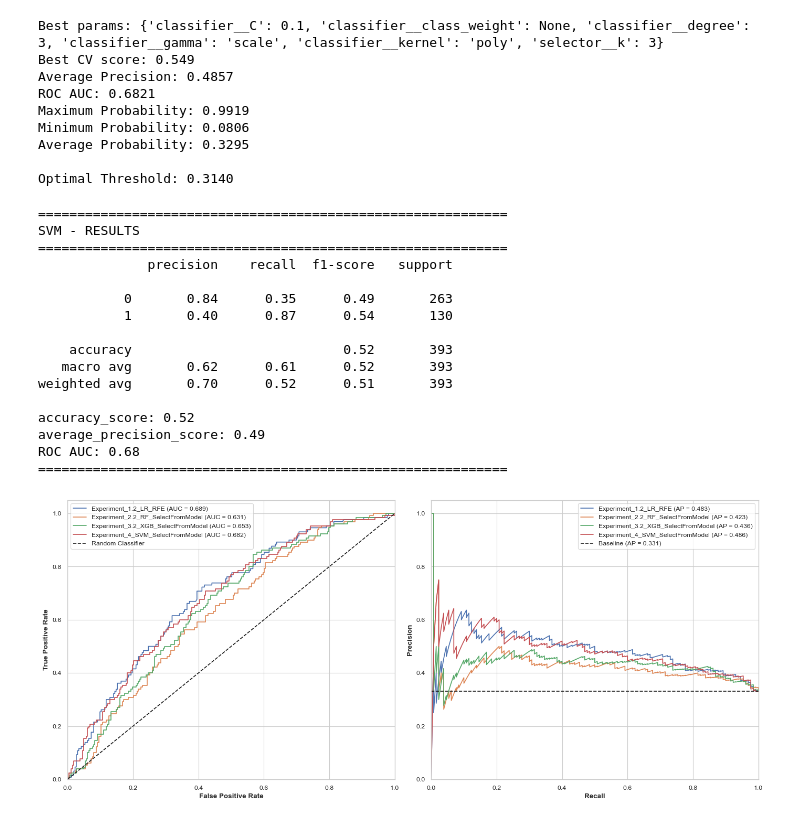
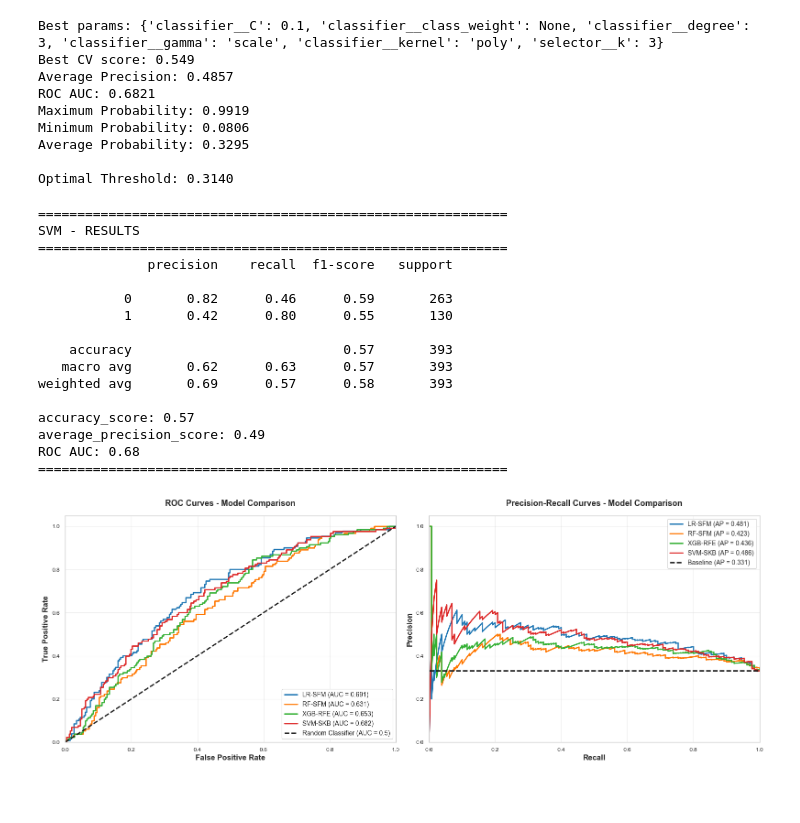
Before and after one commit to konnatzeik/Master_Thesis, a Jupyter notebook: notebooks/02_modeling.ipynb, the cells around one changed output. Cells and saved outputs as stored; diff of their text form; code cells hidden in the pictures; blank space fills up the shorter version.

Commit message:
Ran tests and plotted pr and roc curves

```diff
--- a/notebooks/02_modeling.ipynb
+++ b/notebooks/02_modeling.ipynb
@@ -1504,7 +1505,7 @@ Average Probability: 0.3295
 
 Optimal Threshold: 0.3140
 # %%
-y_pred_svm = (y_prob_svm >= 0.31).astype(int)
+y_pred_svm = (y_prob_svm >= 0.3140).astype(int)
 
 print("\n" + "="*60)
 print("SVM - RESULTS")
@@ -1520,65 +1521,79 @@ SVM - RESULTS
 ============================================================
               precision    recall  f1-score   support
 
-           0       0.84      0.35      0.49       263
-           1       0.40      0.87      0.54       130
+           0       0.82      0.46      0.59       263
+           1       0.42      0.80      0.55       130
 
-    accuracy                           0.52       393
-   macro avg       0.62      0.61      0.52       393
-weighted avg       0.70      0.52      0.51       393
+    accuracy                           0.57       393
+   macro avg       0.62      0.63      0.57       393
+weighted avg       0.69      0.57      0.58       393
 
-accuracy_score: 0.52
+accuracy_score: 0.57
 average_precision_score: 0.49
 ROC AUC: 0.68
 ============================================================
 # %%
 models_to_plot = [
-    'Experiment_1.2_LR_RFE',
+    'Experiment_1.1_LR_SelectFromModel',
     'Experiment_2.2_RF_SelectFromModel',
     'Experiment_3.2_XGB_SelectFromModel',
     'Experiment_4_SVM_SelectFromModel'
-
 ]
 
-sns.set_theme(style = 'whitegrid', context='paper')
-fig, (ax1, ax2) = plt.subplots(1, 2, figsize=(14, 6))
+# Short display names for better readability
+model_display_names = ['LR-SFM', 'RF-SFM', 'XGB-RFE', 'SVM-SKB']
+
+# Color palette - distinct colors for each model
+colors = ['#1f77b4', "#ff7700", "#34b034", "#dd2727"]
+
+sns.set_theme(style='whitegrid', context='paper')
+fig, (ax1, ax2) = plt.subplots(1, 2, figsize=(16, 6))
 
 first_model_data = models_to_plot[0]
-pr_baseline =  np.sum(final_results[first_model_data]['y_true'])/len(final_results[first_model_data]['y_true'])
+pr_baseline = np.sum(final_results[first_model_data]['y_true']) / len(final_results[first_model_data]['y_true'])
 
-for i, model_name in enumerate(models_to_plot):
-
+for i, (model_name, display_name, color) in enumerate(zip(models_to_plot, model_display_names, colors)):
     metrics = final_results[model_name]
 
-
-
-    #ROC curve
+    # ROC curve
     ax1.plot(
         metrics['roc_fpr'],
         metrics['roc_tpr'],
-        label=f"{model_name} (AUC = {metrics['roc_auc']:.3f})")
+        linewidth=2,
+        color=color,
+        label=f"{display_name} (AUC = {metrics['roc_auc']:.3f})"
+    )
 
-    #PR curve
+    # PR curve
     ax2.plot(
         metrics['recall'],
         metrics['precision'],
-        label=f"{model_name} (AP = {metrics['ap_score']:.3f})")
+        linewidth=2,
+        color=color,
+        label=f"{display_name} (AP = {metrics['ap_score']:.3f})"
+    )
 
-
-ax1.plot([0, 1], [0, 1], 'k--', label='Random Classifier')
+# ROC curve styling
+ax1.plot([0, 1], [0, 1], 'k--', linewidth=2, label='Random Classifier (AUC = 0.5)')
 ax1.set_xlim([0.0, 1.0])
 ax1.set_ylim([0.0, 1.05])
-ax1.set_xlabel('False Positive Rate', fontweight='bold')
-ax1.set_ylabel('True Positive Rate', fontweight='bold')
-ax1.legend()
+ax1.set_xlabel('False Positive Rate', fontweight='bold', fontsize=12)
+ax1.set_ylabel('True Positive Rate', fontweight='bold', fontsize=12)
+ax1.set_title('ROC Curves - Model Comparison', fontweight='bold', fontsize=13, pad=15)
+ax1.legend(loc='lower right', fontsize=10, framealpha=0.95)
+ax1.grid(True, alpha=0.3)
 
-ax2.hlines(pr_baseline, 0, 1, colors='k', linestyles='--', label=f'Baseline (AP = {pr_baseline:.3f})')
+# PR curve styling
+ax2.hlines(pr_baseline, 0, 1, colors='k', linestyles='--', linewidth=2, label=f'Baseline (AP = {pr_baseline:.3f})')
 ax2.set_xlim([0.0, 1.0])
 ax2.set_ylim([0.0, 1.05])
-ax2.set_xlabel('Recall', fontweight='bold')
-ax2.set_ylabel('Precision', fontweight='bold')
-ax2.legend()
+ax2.set_xlabel('Recall', fontweight='bold', fontsize=12)
+ax2.set_ylabel('Precision', fontweight='bold', fontsize=12)
+ax2.set_title('Precision-Recall Curves - Model Comparison', fontweight='bold', fontsize=13, pad=15)
+ax2.legend(loc='best', fontsize=10, framealpha=0.95)
+ax2.grid(True, alpha=0.3)
+
 plt.tight_layout()
 plt.show()
 # %% [output]
-[figure, old version]
+[figure, new version]
```
Also changed, not shown: parts of 6 cells of this notebook.
